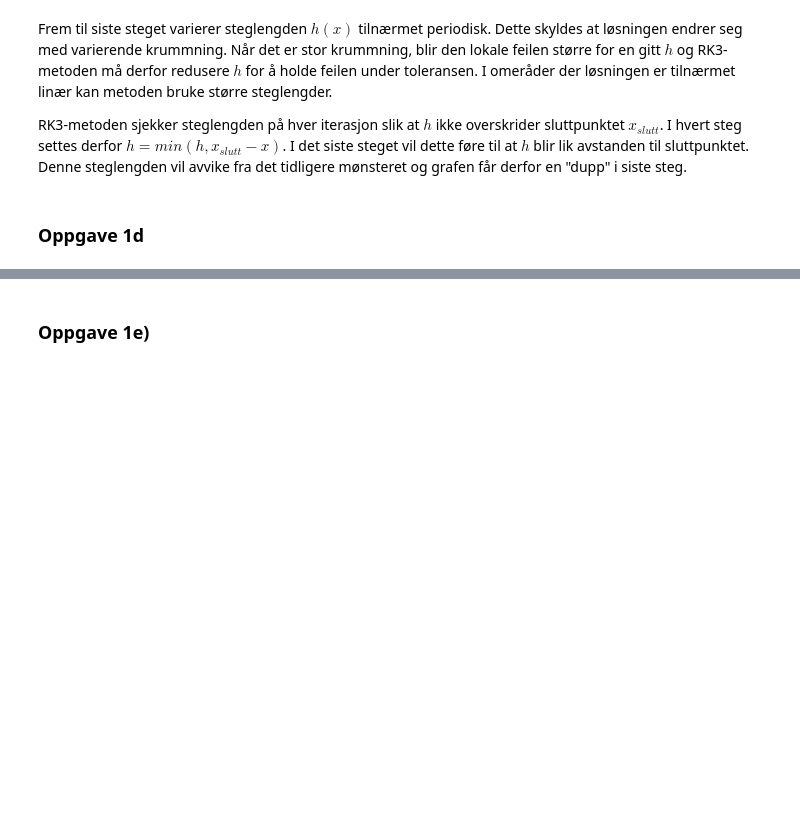
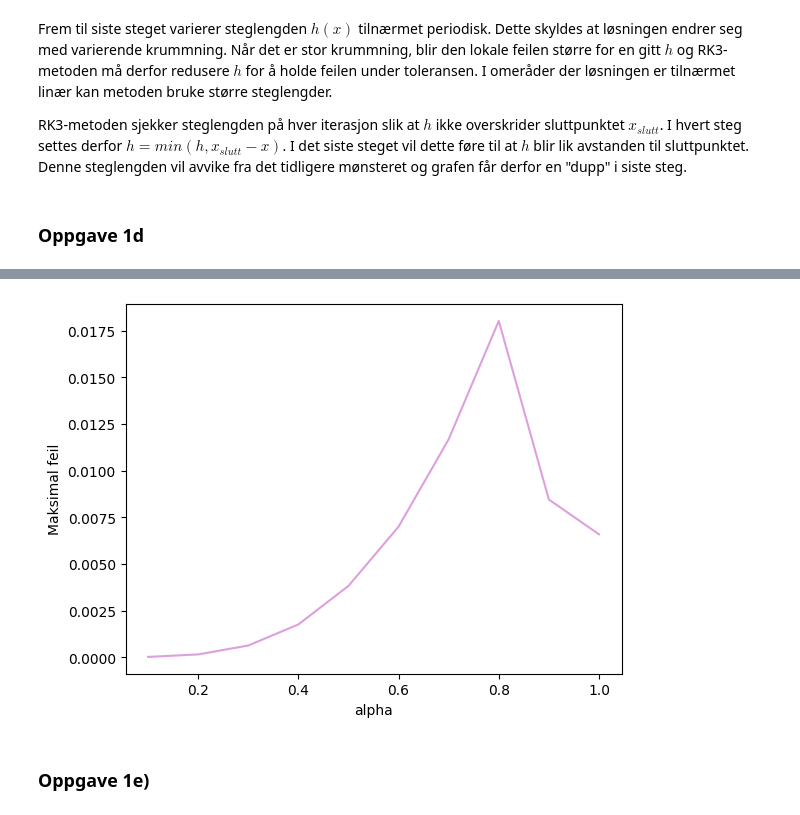
Before and after one commit to cfure3-svg/prosjekt3, a Jupyter notebook: prosjekt3.ipynb, the cells around one changed output, grey strips where cells are left out. Saved outputs shown, nothing was run; the diff lists cells and outputs as text; code cells hidden in the pictures; blank space fills up the shorter version.

```diff
--- a/prosjekt3.ipynb
+++ b/prosjekt3.ipynb
@@ -165,3 +160,24 @@ plt.show()
+# %%
+alpha_verdier = [ 0.1, 0.2, 0.3, 0.4, 0.5, 0.6, 0.7, 0.8, 0.9, 1]
+#alpha_verdier = np.linspace(0, 1, 100)
+
+
+def y_anal (x):
+    return np.sin(2*x)
+
+feil_liste = []
+for alpha in alpha_verdier:
+    x_verdier, y_verdier, _, _, _ = rk3 (x_start, x_slutt, y_0, h_0, tol, alpha, f)
+    y_anal_verdier = y_anal(x_verdier)
+    error = np.abs(y_anal_verdier - y_verdier[:,0])
+    feil_liste.append(np.mean(error))
+
+plt.plot(alpha_verdier, feil_liste, color = 'plum') #eller burde jeg bruke loglog her??
+plt.xlabel('alpha')
+plt.ylabel('Maksimal feil')
+plt.show()
+# %% [output]
+[figure, added]
 # %% [markdown]
 ###     Oppgave 1e)
 # %%
```
Also changed, not shown: parts of 3 cells of this notebook.
